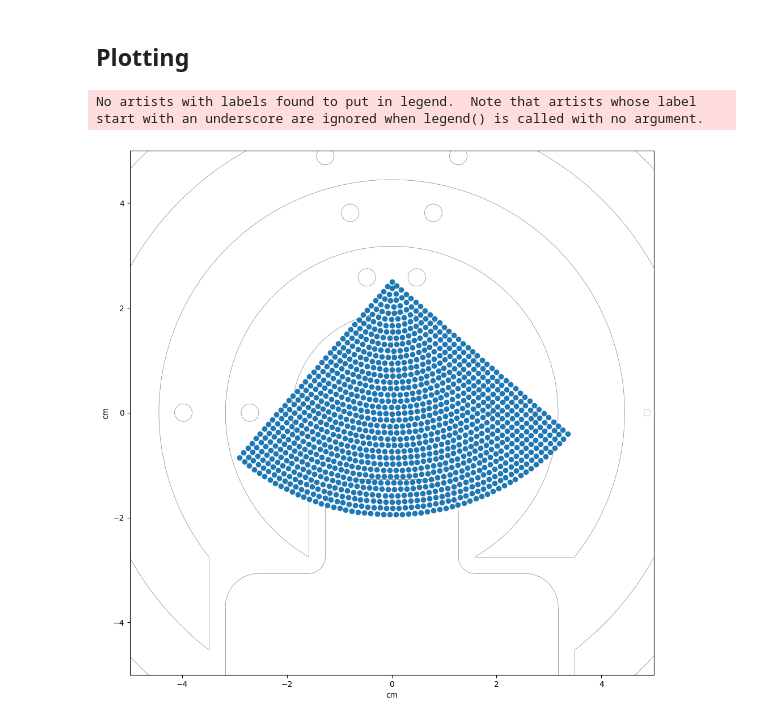
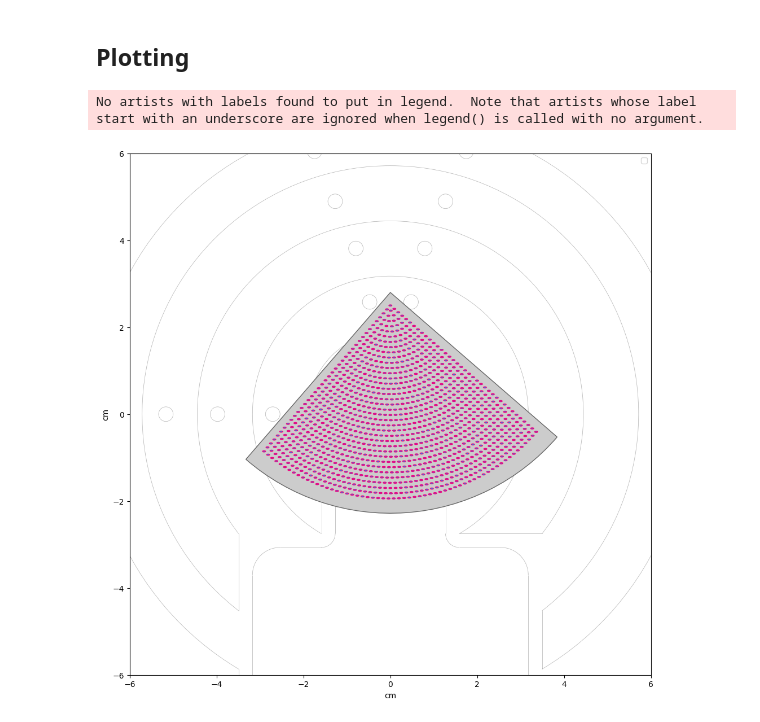
Before and after one commit to brown89/Callipso, a Jupyter notebook: UserGuide.ipynb, the cells around one changed output. Drawn from its saved outputs; the diff is of its cells as text; code cells hidden in the pictures.

```diff
--- a/UserGuide.ipynb
+++ b/UserGuide.ipynb
@@ -62,10 +63,10 @@ Following shapes are available:
 # %%
 # We'll use the Sector class to define a "pizza-slice" kinda shape
 # radius: 2in (1in = 2.54cm), angular sweep: 90 deg
-sample = Sector(radius=2*2.54, sweep_angle=90)
+sample = Sector(radius=2*2.54, sweep_angle=90, **Temp.SAMPLE)
 
 # Offset rotation: 225+4.1 deg + translation: x=0cm, y=2.5cm
-sample.rotate(225 + 4.1).translate(x_offset=0, y_offset=2.8)
+sample.rotate(225 + 4.1).translate(x=0, y=2.8)
 # %% [output]
 <Modules.ShapeShadow.Sector at 0x...>
 # %% [markdown]
@@ -73,25 +74,25 @@ sample.rotate(225 + 4.1).translate(x_offset=0, y_offset=2.8)
 # %%
 fig, ax = plt.subplots(figsize=(12, 12))
 
 # Plot stage outline
-DXF.plot(STAGE_FILE, ax)
+DXF.plot(STAGE_FILE, ax, **Temp.STAGE)
 
 # Plot sample outline
-#sample.plot(ax, Temp.SPOT)
+sample.plot(ax)
 
 # Plot spots on sample
-sc.plot(ax, c=None, as_ellipse=False)
+sc.plot(ax, as_ellipse=True, **Temp.SPOT)
 
 ax.set_xlabel('cm')
 ax.set_ylabel('cm')
 
-ax.set_xlim((-5, 5))
-ax.set_ylim((-5, 5))
+ax.set_xlim((-6, 6))
+ax.set_ylim((-6, 6))
 
 ax.set_aspect("equal")
 
 plt.legend()
 plt.show()
 # %% [output]
 No artists with labels found to put in legend.  Note that artists whose label start with an underscore are ignored when legend() is called with no argument.
-[figure, old version]
+[figure, new version]
```
Also changed, not shown: parts of 2 cells of this notebook, 2 other files.
